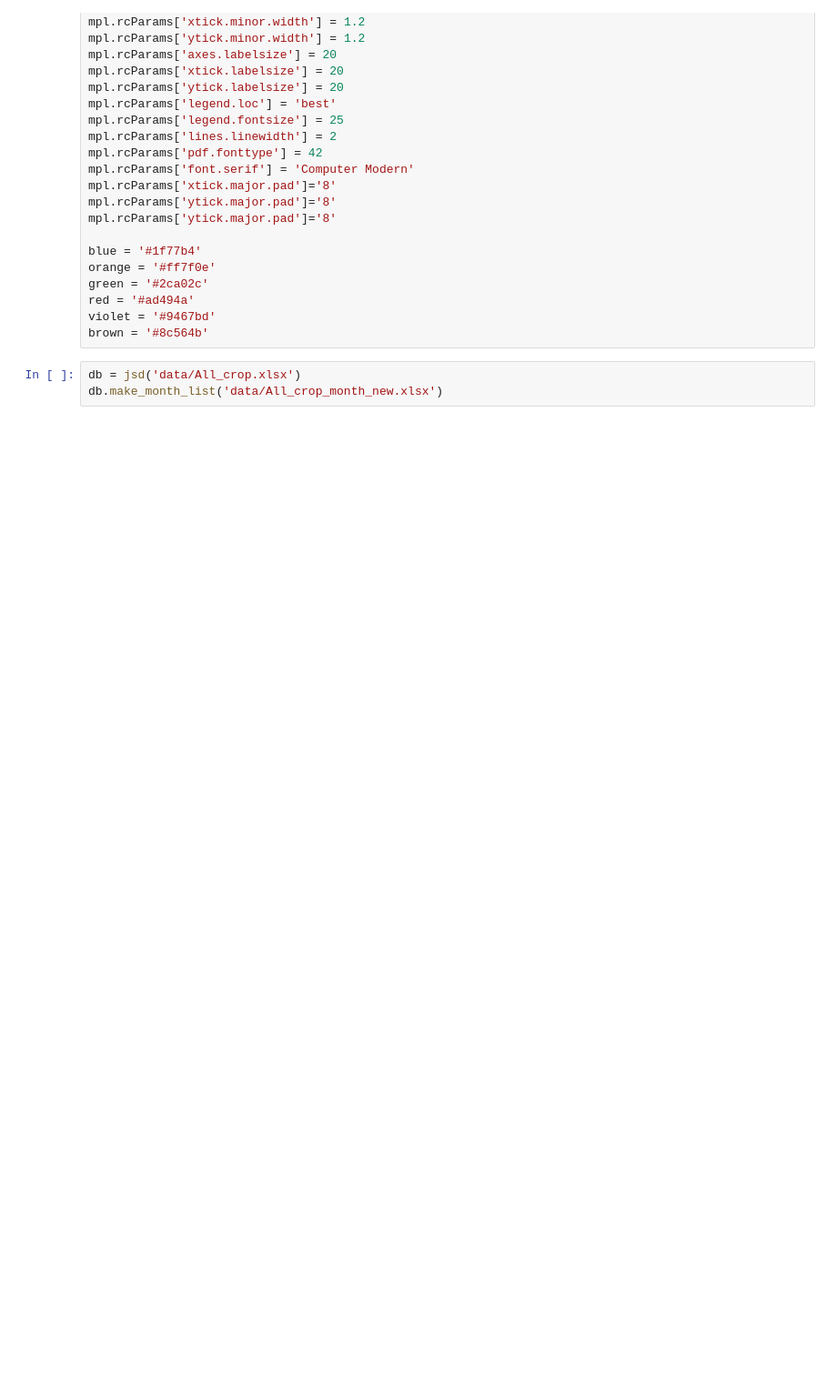
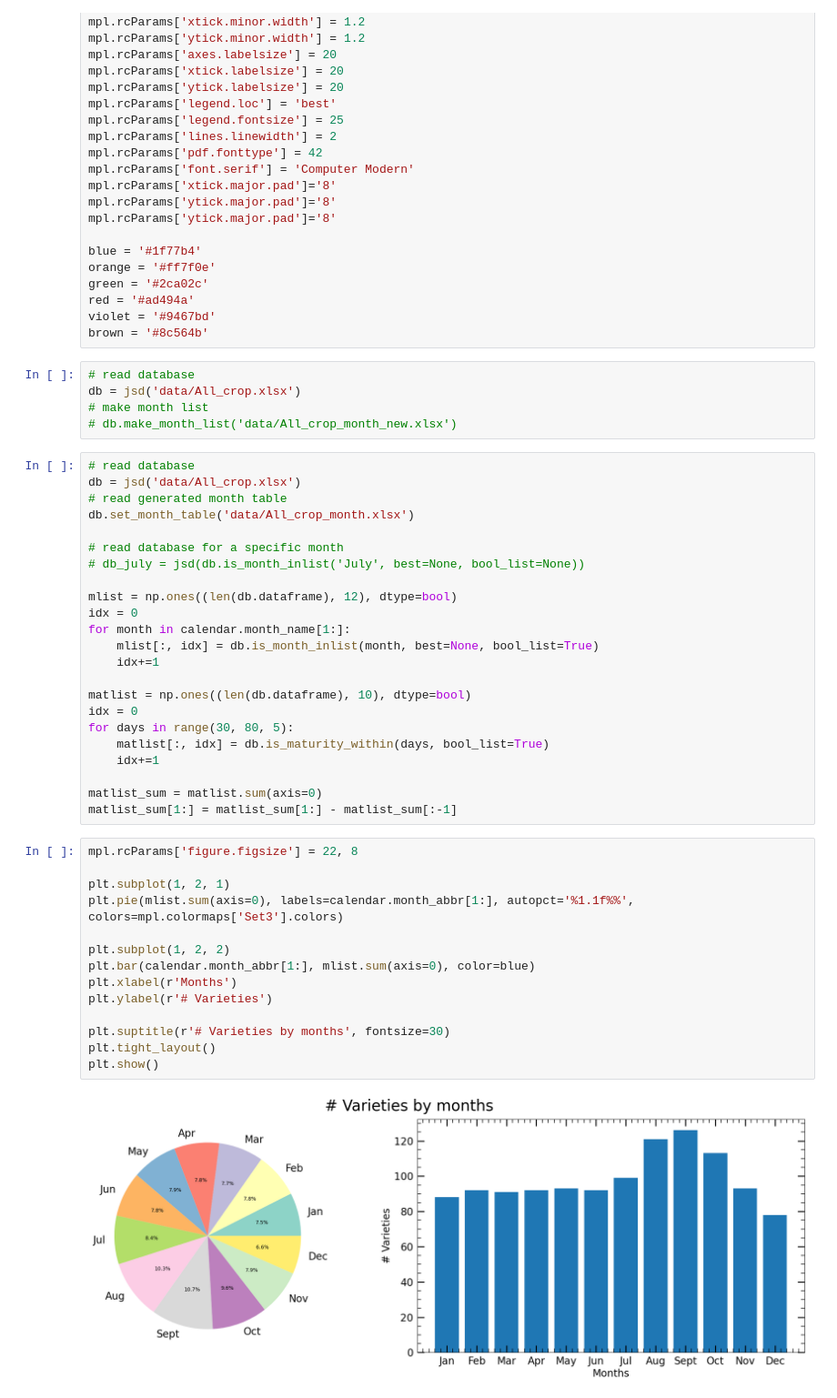
Before and after one commit to ninoyrahman/JSD, a Jupyter notebook: jsd.ipynb, the cells around one changed output. Shown at 91% size. Cells and saved outputs as stored; diff of their text form; blank space fills up the shorter version.

Commit message:
added function to check cultivation month using month database

```diff
--- a/jsd.ipynb
+++ b/jsd.ipynb
@@ -77,5 +77,46 @@ red = '#ad494a'
 violet = '#9467bd'
 brown = '#8c564b'
 # %%
+# read database
 db = jsd('data/All_crop.xlsx')
-db.make_month_list('data/All_crop_month_new.xlsx')
+# make month list
+# db.make_month_list('data/All_crop_month_new.xlsx')
+# %%
+# read database
+db = jsd('data/All_crop.xlsx')
+# read generated month table
+db.set_month_table('data/All_crop_month.xlsx')
+
+# read database for a specific month
+# db_july = jsd(db.is_month_inlist('July', best=None, bool_list=None))
+
+mlist = np.ones((len(db.dataframe), 12), dtype=bool)
+idx = 0
+for month in calendar.month_name[1:]:
+    mlist[:, idx] = db.is_month_inlist(month, best=None, bool_list=True)
+    idx+=1
+
+matlist = np.ones((len(db.dataframe), 10), dtype=bool)
+idx = 0
+for days in range(30, 80, 5):
+    matlist[:, idx] = db.is_maturity_within(days, bool_list=True)
+    idx+=1
+
+matlist_sum = matlist.sum(axis=0)
+matlist_sum[1:] = matlist_sum[1:] - matlist_sum[:-1]
+# %%
+mpl.rcParams['figure.figsize'] = 22, 8
+
+plt.subplot(1, 2, 1)
+plt.pie(mlist.sum(axis=0), labels=calendar.month_abbr[1:], autopct='%1.1f%%', colors=mpl.colormaps['Set3'].colors)
+
+plt.subplot(1, 2, 2)
+plt.bar(calendar.month_abbr[1:], mlist.sum(axis=0), color=blue)
+plt.xlabel(r'Months')
+plt.ylabel(r'# Varieties')
+
+plt.suptitle(r'# Varieties by months', fontsize=30)
+plt.tight_layout()
+plt.show()
+# %% [output]
+[figure, added]
```
Also changed, not shown: parts of 1 cell of this notebook, 1 other file.
